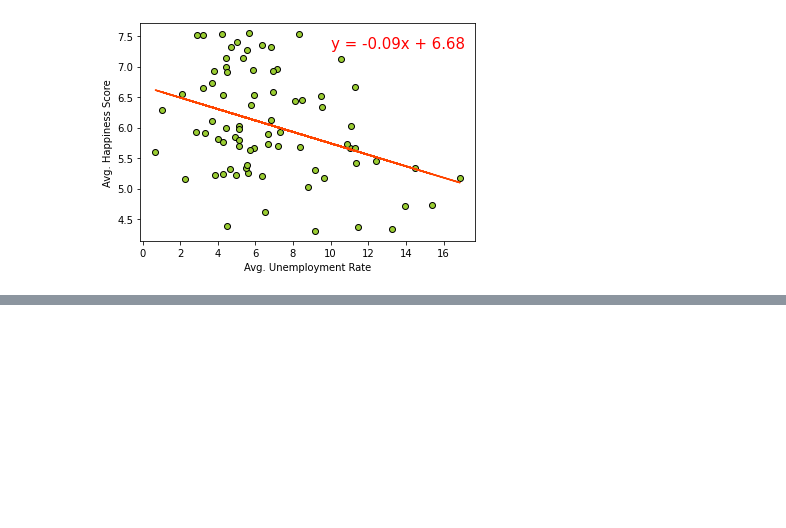
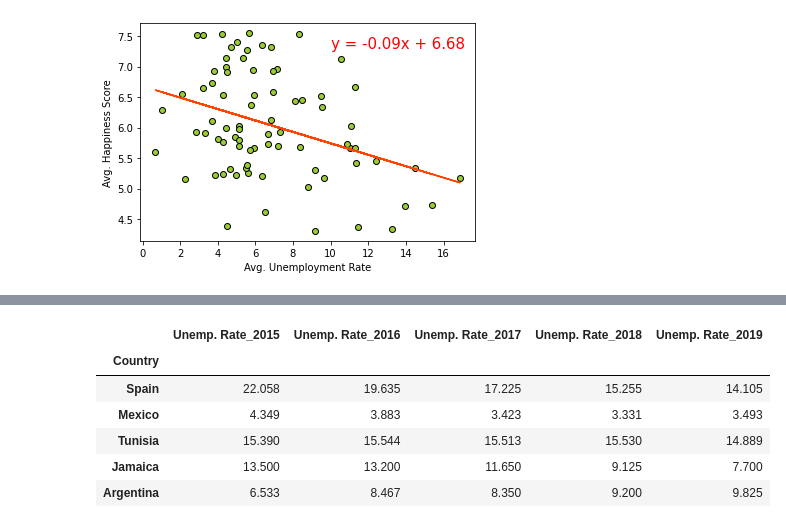
Before and after one commit to reginesgit/Factors-Contributing-to-a-Countrys-Happiness, a Jupyter notebook: Unemployment/Unemployment_Visuals.ipynb, the cells around one changed output, grey strips where cells are left out. Drawn from its saved outputs; the diff is of its cells as text; code cells hidden in the pictures; blank space fills up the shorter version.

```diff
--- a/Unemployment/Unemployment_Visuals.ipynb
+++ b/Unemployment/Unemployment_Visuals.ipynb
@@ -190 +195,15 @@ sample_unemp_info
+# %%
+# Create new DataFrame to filter out unwanted columns
+sample_unemp_info_df = sample_unemp_merged_df[['Country', 'Unemp. Rate_2015', 'Unemp. Rate_2016',\
+                                               'Unemp. Rate_2017', 'Unemp. Rate_2018', 'Unemp. Rate_2019']]
+sample_unemp_info_df.set_index('Country', inplace = True)
+sample_unemp_info_df
+# %% [output]
+|  | Unemp. Rate_2015 | Unemp. Rate_2016 | Unemp. Rate_2017 | Unemp. Rate_2018 | Unemp. Rate_2019 |
+| Country |  |  |  |  |  |
+| Spain | 22.058 | 19.635 | 17.225 | 15.255 | 14.105 |
+| Mexico | 4.349 | 3.883 | 3.423 | 3.331 | 3.493 |
+| Tunisia | 15.390 | 15.544 | 15.513 | 15.530 | 14.889 |
+| Jamaica | 13.500 | 13.200 | 11.650 | 9.125 | 7.700 |
+| Argentina | 6.533 | 8.467 | 8.350 | 9.200 | 9.825 |
 # %%
```
Also changed, not shown: parts of 10 cells of this notebook, 1 other file.
